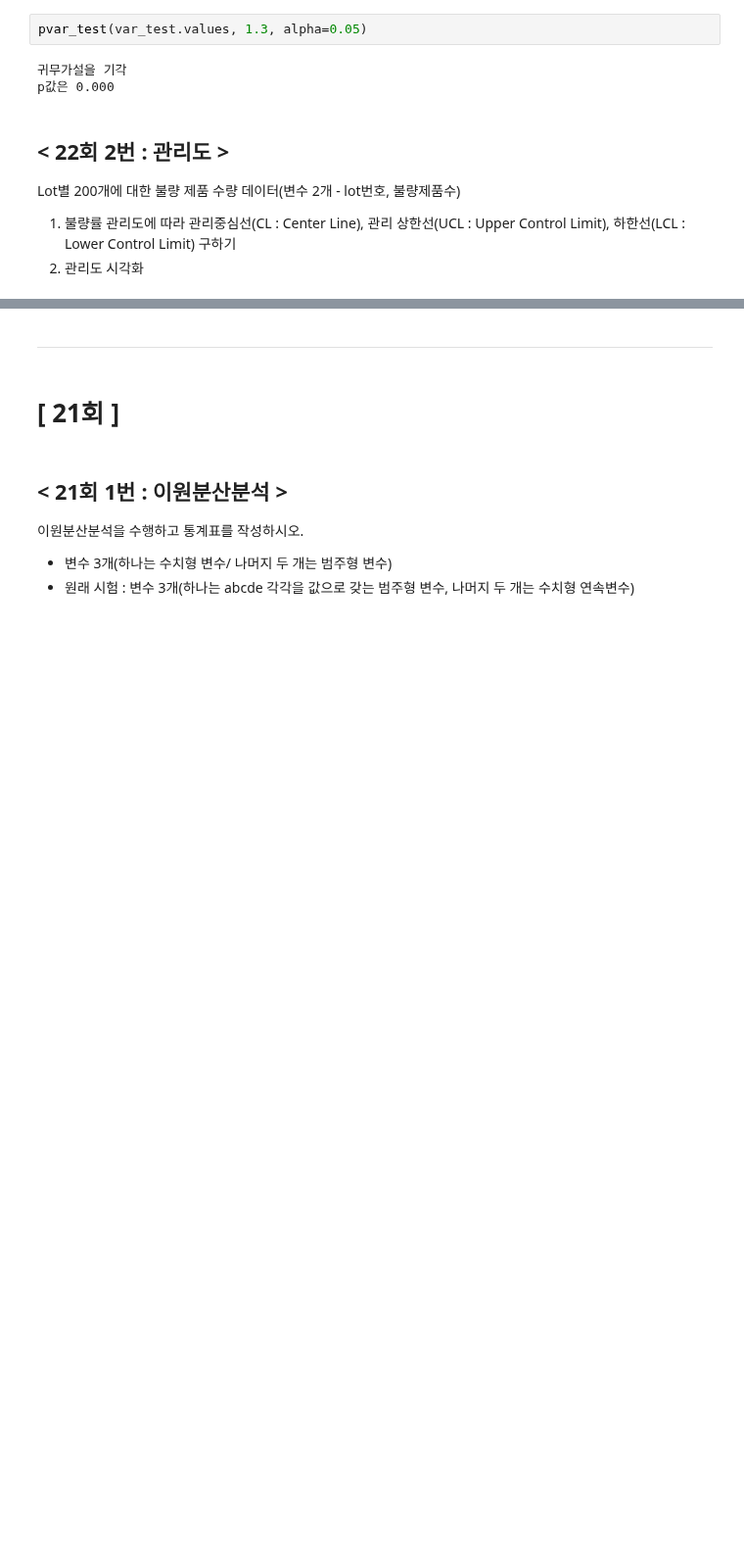
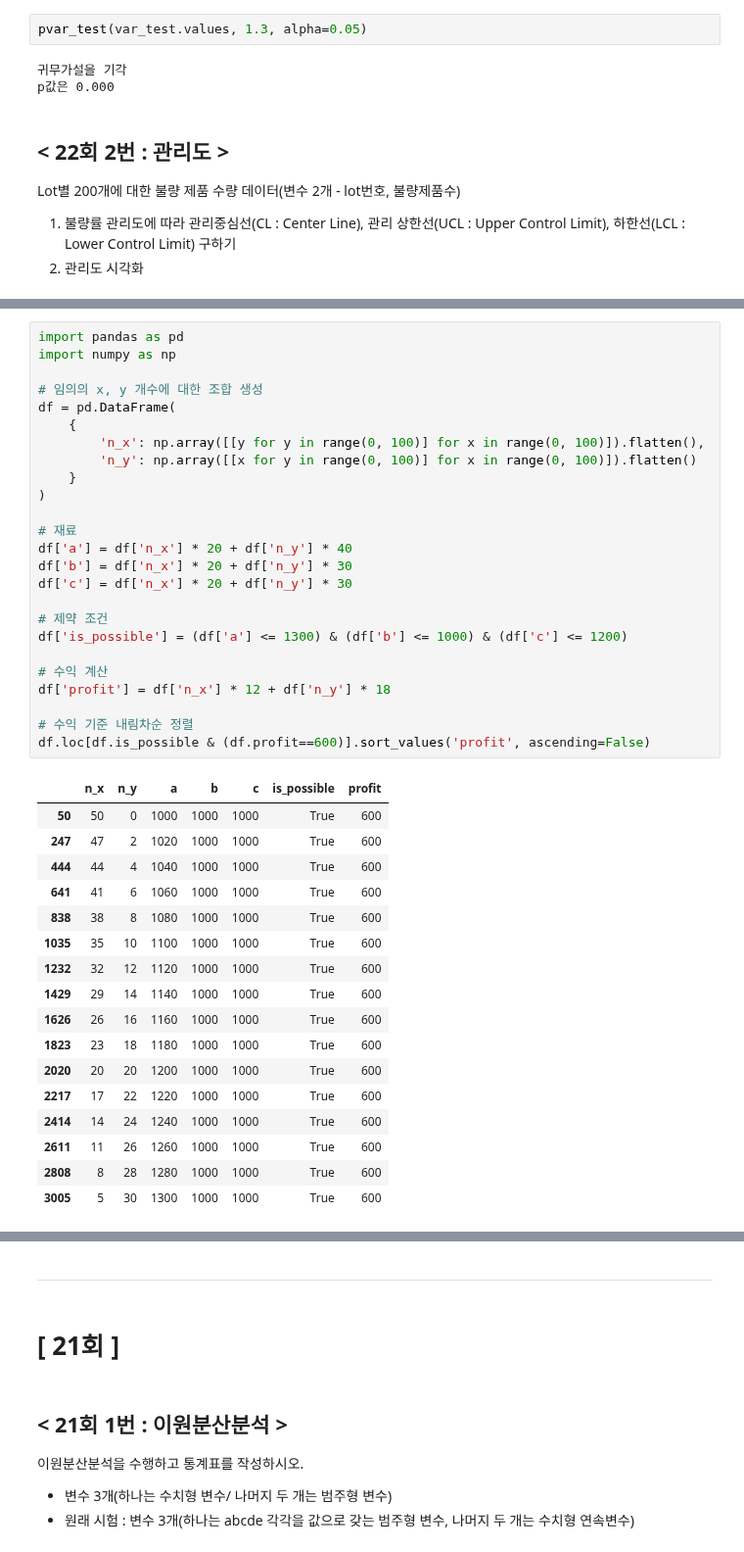
Before and after one commit to Minju-nimm/ADP, a Jupyter notebook: 기출/ADP_통계기출_24_21.ipynb, the cells around one changed output, grey strips where cells are left out. Shown at 98% size. Saved outputs shown, nothing was run; the diff lists cells and outputs as text; blank space fills up the shorter version.

```diff
--- a/기출/ADP_통계기출_24_21.ipynb
+++ b/기출/ADP_통계기출_24_21.ipynb
@@ -896 +958,44 @@ print('하한선(LCL):', lcl)
+# %%
+import pandas as pd
+import numpy as np
+
+# 임의의 x, y 개수에 대한 조합 생성
+df = pd.DataFrame(
+    {
+        'n_x': np.array([[y for y in range(0, 100)] for x in range(0, 100)]).flatten(),
+        'n_y': np.array([[x for y in range(0, 100)] for x in range(0, 100)]).flatten()
+    }
+)
+
+# 재료
+df['a'] = df['n_x'] * 20 + df['n_y'] * 40
+df['b'] = df['n_x'] * 20 + df['n_y'] * 30
+df['c'] = df['n_x'] * 20 + df['n_y'] * 30
+
+# 제약 조건
+df['is_possible'] = (df['a'] <= 1300) & (df['b'] <= 1000) & (df['c'] <= 1200)
+
+# 수익 계산
+df['profit'] = df['n_x'] * 12 + df['n_y'] * 18
+
+# 수익 기준 내림차순 정렬
+df.loc[df.is_possible & (df.profit==600)].sort_values('profit', ascending=False)
+# %% [output]
+|  | n_x | n_y | a | b | c | is_possible | profit |
+| 50 | 50 | 0 | 1000 | 1000 | 1000 | True | 600 |
+| 247 | 47 | 2 | 1020 | 1000 | 1000 | True | 600 |
+| 444 | 44 | 4 | 1040 | 1000 | 1000 | True | 600 |
+| 641 | 41 | 6 | 1060 | 1000 | 1000 | True | 600 |
+| 838 | 38 | 8 | 1080 | 1000 | 1000 | True | 600 |
+| 1035 | 35 | 10 | 1100 | 1000 | 1000 | True | 600 |
+| 1232 | 32 | 12 | 1120 | 1000 | 1000 | True | 600 |
+| 1429 | 29 | 14 | 1140 | 1000 | 1000 | True | 600 |
+| 1626 | 26 | 16 | 1160 | 1000 | 1000 | True | 600 |
+| 1823 | 23 | 18 | 1180 | 1000 | 1000 | True | 600 |
+| 2020 | 20 | 20 | 1200 | 1000 | 1000 | True | 600 |
+| 2217 | 17 | 22 | 1220 | 1000 | 1000 | True | 600 |
+| 2414 | 14 | 24 | 1240 | 1000 | 1000 | True | 600 |
+| 2611 | 11 | 26 | 1260 | 1000 | 1000 | True | 600 |
+| 2808 | 8 | 28 | 1280 | 1000 | 1000 | True | 600 |
+| 3005 | 5 | 30 | 1300 | 1000 | 1000 | True | 600 |
 # %% [markdown]
```
Also changed, not shown: parts of 45 cells of this notebook.
